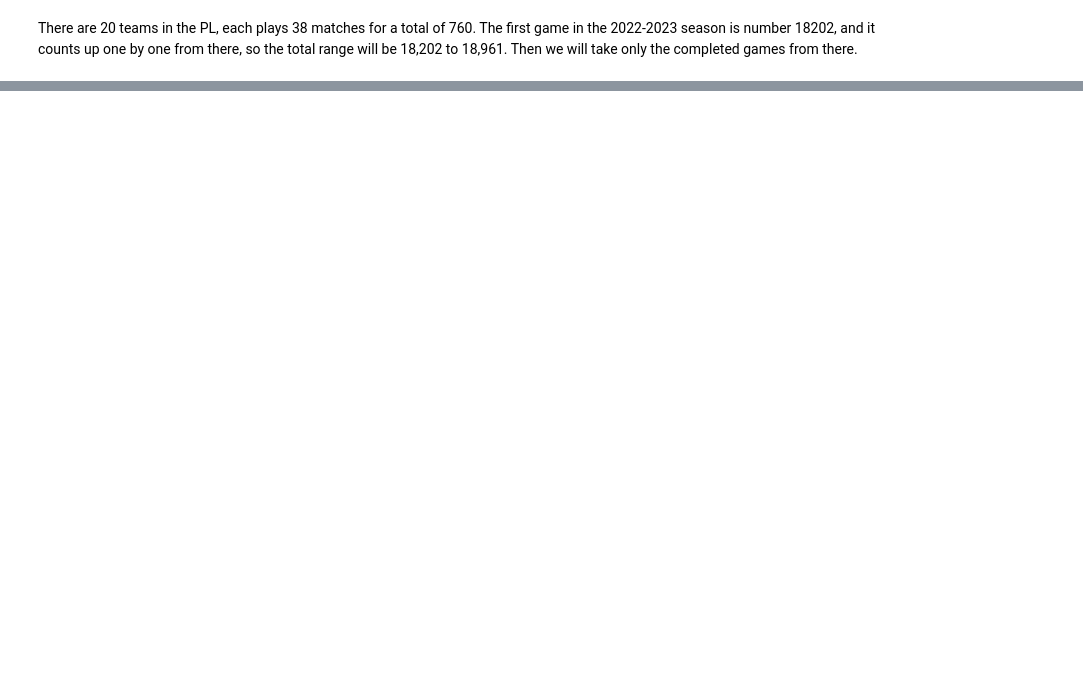
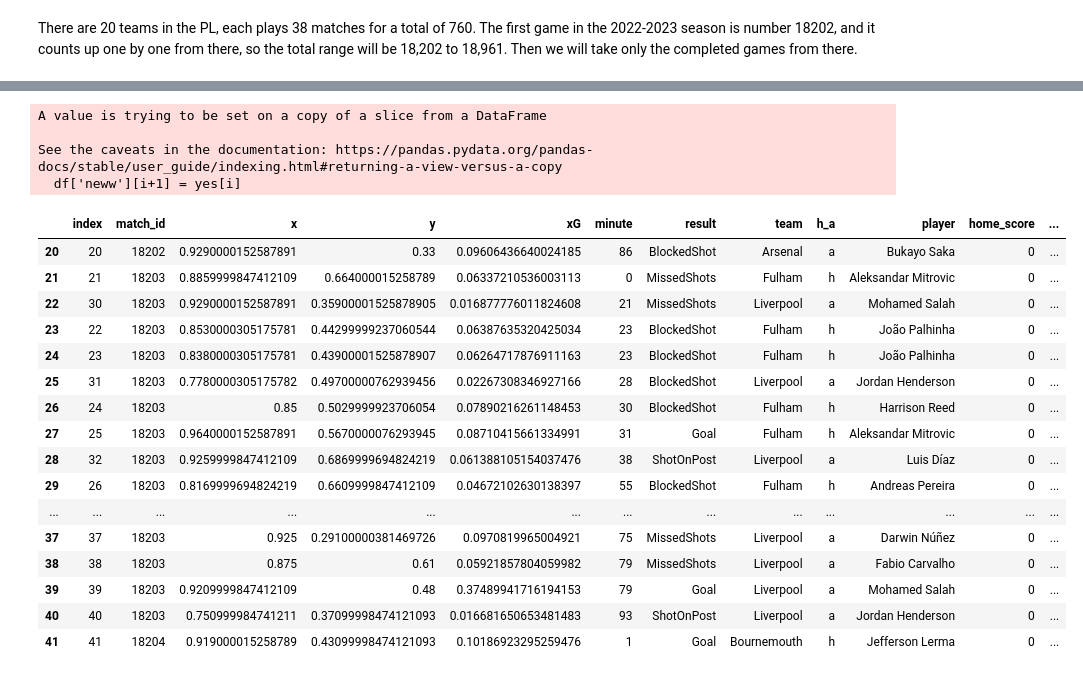
Before and after one commit to dkeyer/Premier_League_Expected_Goals_22-23, a Jupyter notebook: premier_league_xG_data.ipynb, the cells around one changed output, grey strips where cells are left out. Saved outputs shown, nothing was run; the diff lists cells and outputs as text; code cells hidden in the pictures; blank space fills up the shorter version.

Commit message:
adding beginning of logic for goal count

```diff
--- a/premier_league_xG_data.ipynb
+++ b/premier_league_xG_data.ipynb
@@ -219,0 +192,2 @@ df
+# %%
+df['goal_scored'] = np.where((df['result'] == 'Goal') | (df['result'] == 'OwnGoal'), 1, 0)
@@ -219,0 +200,36 @@ df
+# %%
+df['neww'] = ''
+# %%
+for i in range(len(df)):
+    yes = np.where((df['result'] == 'Goal') & (df['h_a'] == 'h') | (df['result'] == 'OwnGoal') & (df['h_a'] == 'a'), 111, 0)
+# %%
+for i in range(len(df)):
+    df['neww'][i+1] = yes[i]
+
+#Setting the value one after the goal scored as equal to one, because technically at the time of the goalscoring shot, the
+#score would no
+# %% [output]
+A value is trying to be set on a copy of a slice from a DataFrame
+
+See the caveats in the documentation: https://pandas.pydata.org/pandas-docs/stable/user_guide/indexing.html#returning-a-view-versus-a-copy
+  df['neww'][i+1] = yes[i]
+# %%
+df[20:42]
+# %% [output]
+|  | index | match_id | x | y | xG | minute | result | team | h_a | player | home_score | ... |
+| 20 | 20 | 18202 | 0.9290000152587891 | 0.33 | 0.09606436640024185 | 86 | BlockedShot | Arsenal | a | Bukayo Saka | 0 | ... |
+| 21 | 21 | 18203 | 0.8859999847412109 | 0.664000015258789 | 0.06337210536003113 | 0 | MissedShots | Fulham | h | Aleksandar Mitrovic | 0 | ... |
+| 22 | 30 | 18203 | 0.9290000152587891 | 0.35900001525878905 | 0.016877776011824608 | 21 | MissedShots | Liverpool | a | Mohamed Salah | 0 | ... |
+| 23 | 22 | 18203 | 0.8530000305175781 | 0.44299999237060544 | 0.06387635320425034 | 23 | BlockedShot | Fulham | h | João Palhinha | 0 | ... |
+| 24 | 23 | 18203 | 0.8380000305175781 | 0.43900001525878907 | 0.06264717876911163 | 23 | BlockedShot | Fulham | h | João Palhinha | 0 | ... |
+| 25 | 31 | 18203 | 0.7780000305175782 | 0.49700000762939456 | 0.02267308346927166 | 28 | BlockedShot | Liverpool | a | Jordan Henderson | 0 | ... |
+| 26 | 24 | 18203 | 0.85 | 0.5029999923706054 | 0.07890216261148453 | 30 | BlockedShot | Fulham | h | Harrison Reed | 0 | ... |
+| 27 | 25 | 18203 | 0.9640000152587891 | 0.5670000076293945 | 0.08710415661334991 | 31 | Goal | Fulham | h | Aleksandar Mitrovic | 0 | ... |
+| 28 | 32 | 18203 | 0.9259999847412109 | 0.6869999694824219 | 0.061388105154037476 | 38 | ShotOnPost | Liverpool | a | Luis Díaz | 0 | ... |
+| 29 | 26 | 18203 | 0.8169999694824219 | 0.6609999847412109 | 0.04672102630138397 | 55 | BlockedShot | Fulham | h | Andreas Pereira | 0 | ... |
+| ... | ... | ... | ... | ... | ... | ... | ... | ... | ... | ... | ... | ... |
+| 37 | 37 | 18203 | 0.925 | 0.29100000381469726 | 0.0970819965004921 | 75 | MissedShots | Liverpool | a | Darwin Núñez | 0 | ... |
+| 38 | 38 | 18203 | 0.875 | 0.61 | 0.05921857804059982 | 79 | MissedShots | Liverpool | a | Fabio Carvalho | 0 | ... |
+| 39 | 39 | 18203 | 0.9209999847412109 | 0.48 | 0.37489941716194153 | 79 | Goal | Liverpool | a | Mohamed Salah | 0 | ... |
+| 40 | 40 | 18203 | 0.750999984741211 | 0.37099998474121093 | 0.016681650653481483 | 93 | ShotOnPost | Liverpool | a | Jordan Henderson | 0 | ... |
+| 41 | 41 | 18204 | 0.919000015258789 | 0.43099998474121093 | 0.10186923295259476 | 1 | Goal | Bournemouth | h | Jefferson Lerma | 0 | ... |
```
Also changed, not shown: parts of 20 cells of this notebook.
